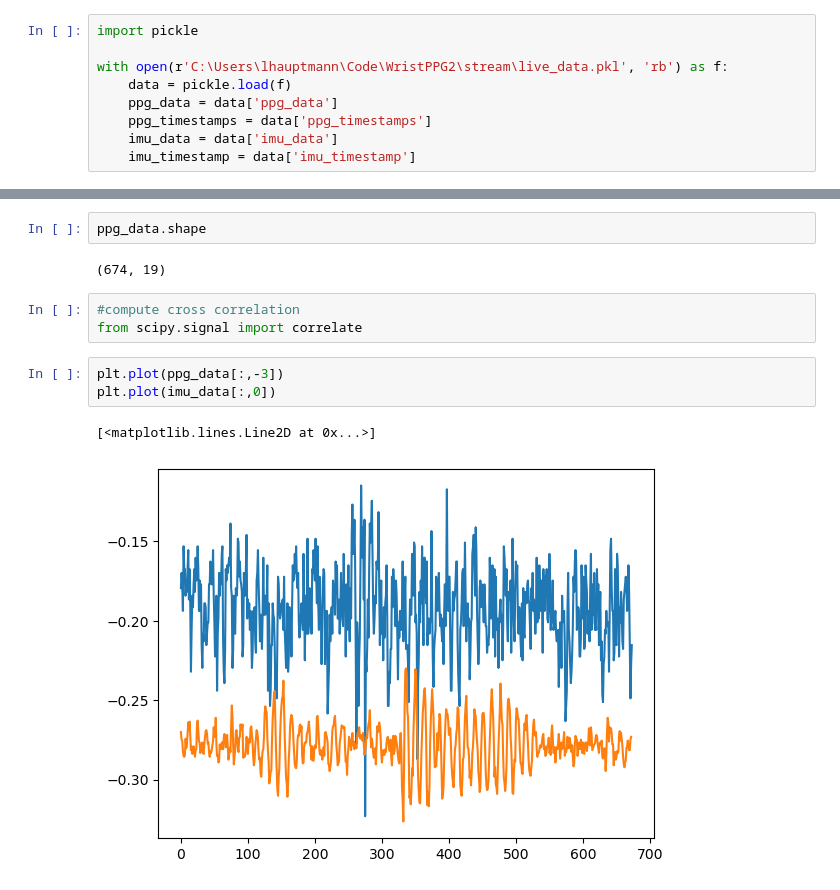
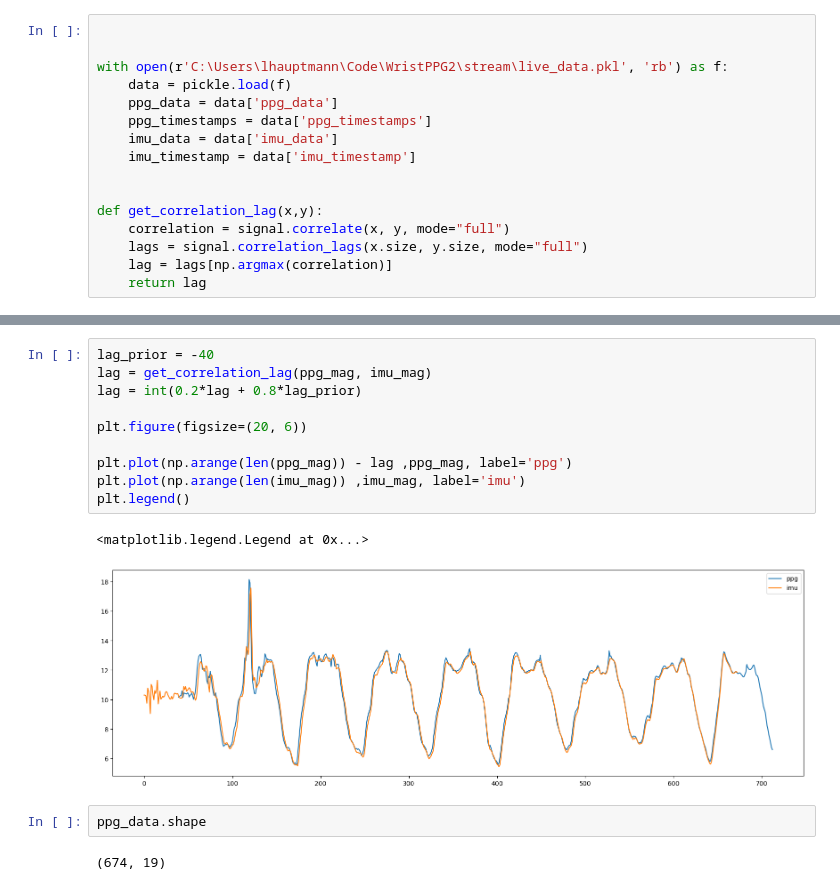
Before and after one commit to larshaupt/WristPPG, a Jupyter notebook: stream/live_inference.ipynb, the cells around one changed output, grey strips where cells are left out. Drawn from its saved outputs; the diff is of its cells as text.

```diff
--- a/stream/live_inference.ipynb
+++ b/stream/live_inference.ipynb
@@ -4,5 +6,5 @@ import matplotlib.pyplot as plt
 # %%
-import pickle
+
 
 with open(r'C:\Users\lhauptmann\Code\WristPPG2\stream\live_data.pkl', 'rb') as f:
     data = pickle.load(f)
@@ -10,3 +12,10 @@ with open(r'C:\Users\lhauptmann\Code\WristPPG2\stream\live_data.pkl', 'rb') as f
     ppg_timestamps = data['ppg_timestamps']
     imu_data = data['imu_data']
     imu_timestamp = data['imu_timestamp']
+
+
+def get_correlation_lag(x,y):
+    correlation = signal.correlate(x, y, mode="full")
+    lags = signal.correlation_lags(x.size, y.size, mode="full")
+    lag = lags[np.argmax(correlation)]
+    return lag
@@ -13,13 +34,17 @@ with open(r'C:\Users\lhauptmann\Code\WristPPG2\stream\live_data.pkl', 'rb') as f
+# %%
+lag_prior = -40
+lag = get_correlation_lag(ppg_mag, imu_mag)
+lag = int(0.2*lag + 0.8*lag_prior)
+
+plt.figure(figsize=(20, 6))
+
+plt.plot(np.arange(len(ppg_mag)) - lag ,ppg_mag, label='ppg')
+plt.plot(np.arange(len(imu_mag)) ,imu_mag, label='imu')
+plt.legend()
+# %% [output]
+<matplotlib.legend.Legend at 0x...>
+[figure, added]
 # %%
 ppg_data.shape
 # %% [output]
 (674, 19)
-# %%
-#compute cross correlation
-from scipy.signal import correlate
-# %%
-plt.plot(ppg_data[:,-3])
-plt.plot(imu_data[:,0])
-# %% [output]
-[<matplotlib.lines.Line2D at 0x...>]
-[figure, removed]
```
Also changed, not shown: parts of 14 cells of this notebook, 1 other file.
